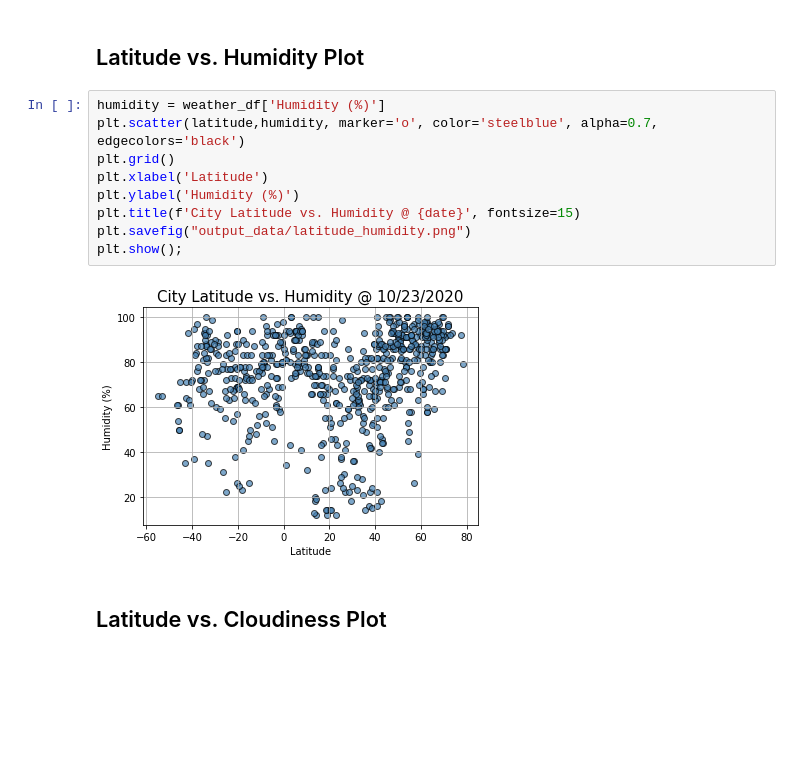
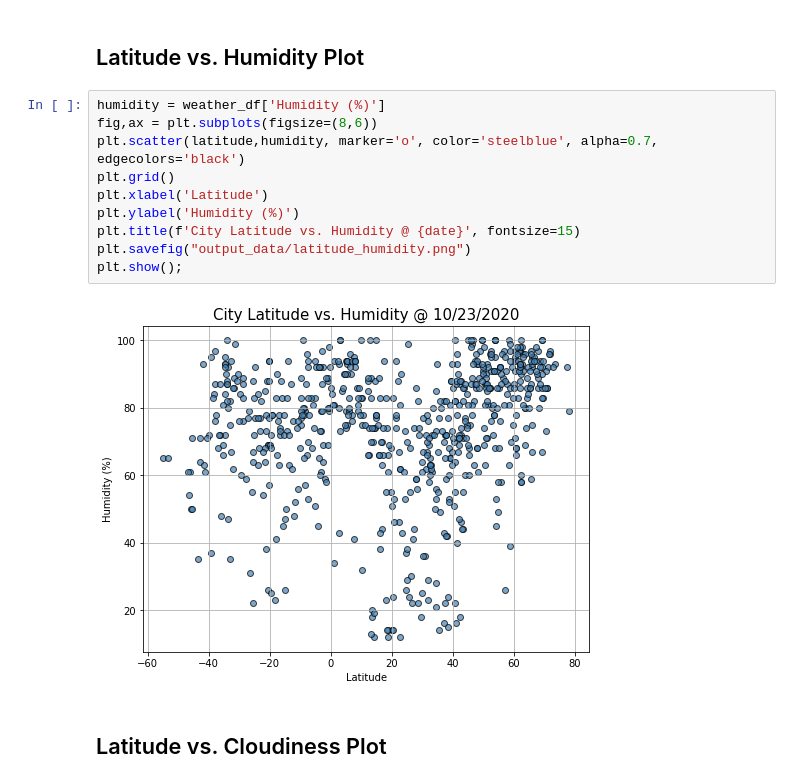
Before and after one commit to zsvorenova/api-challenge, a Jupyter notebook: WeatherPy.ipynb, the cells around one changed output. Cells and saved outputs as stored; diff of their text form; blank space fills up the shorter version.

```diff
--- a/WeatherPy.ipynb
+++ b/WeatherPy.ipynb
@@ -261,15 +262,16 @@ plt.show();
 ## Latitude vs. Humidity Plot
 # %%
 humidity = weather_df['Humidity (%)']
+fig,ax = plt.subplots(figsize=(8,6))
 plt.scatter(latitude,humidity, marker='o', color='steelblue', alpha=0.7, edgecolors='black')
 plt.grid()
 plt.xlabel('Latitude')
 plt.ylabel('Humidity (%)')
 plt.title(f'City Latitude vs. Humidity @ {date}', fontsize=15)
 plt.savefig("output_data/latitude_humidity.png")
 plt.show();
 # %% [output]
-[figure, old version]
+[figure, new version]
 # %% [markdown]
 ## Latitude vs. Cloudiness Plot
 # %%
```
Also changed, not shown: parts of 22 cells of this notebook, 12 other files.
